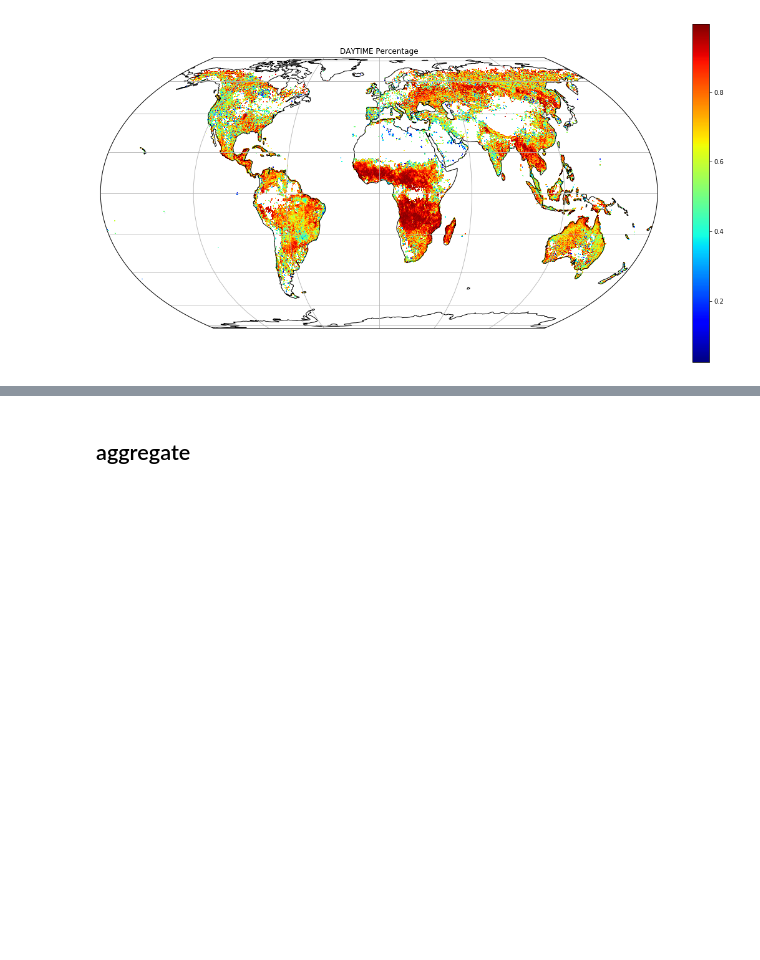
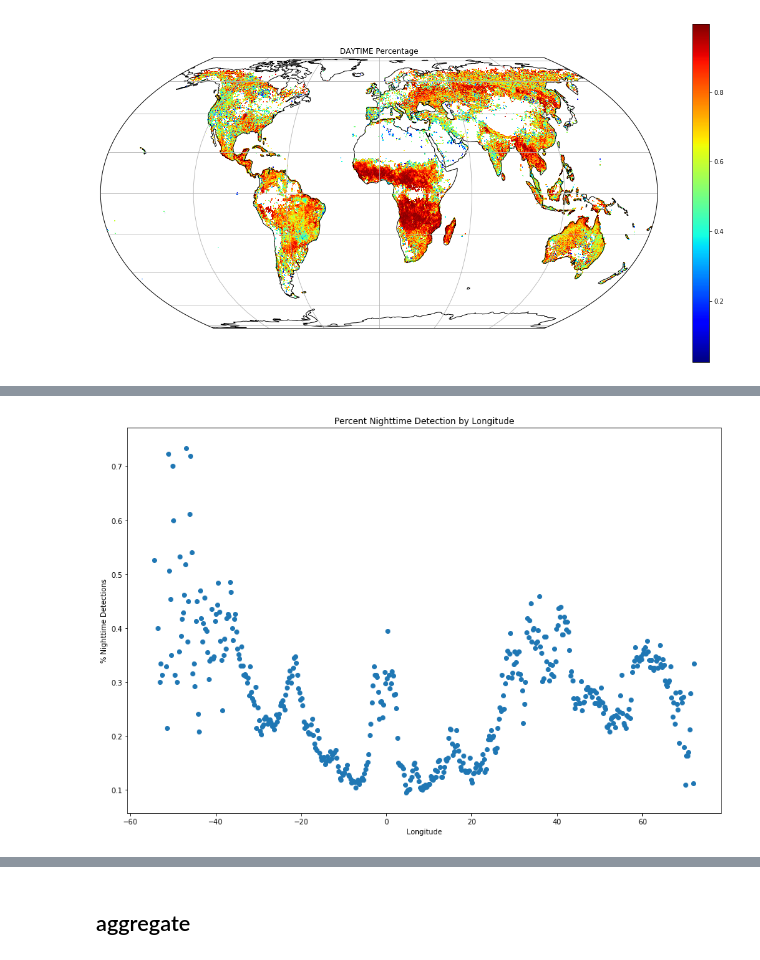
Before and after one commit to earthlab/night_fire, a Jupyter notebook: notebooks/percent-night-fire-aggregate.ipynb, the cells around one changed output, grey strips where cells are left out. Saved outputs shown, nothing was run; the diff lists cells and outputs as text; code cells hidden in the pictures; blank space fills up the shorter version.

```diff
--- a/notebooks/percent-night-fire-aggregate.ipynb
+++ b/notebooks/percent-night-fire-aggregate.ipynb
@@ -217,0 +273,11 @@ gen_plot_xarr(perc_day_total, raster_folder, title='DAYTIME Percentage');
+# %%
+fig, ax = plt.subplots(figsize=(15,10))
+# plt.plot(lons, perc_night_lat)
+ax.scatter(lons, perc_night_lat[:-1])
+# ax.invert_xaxis()
+plt.title('Percent Nighttime Detection by Longitude')
+ax.set_xlabel('Longitude')
+ax.set_ylabel('% Nighttime Detections')
+plt.show()
+# %% [output]
+[figure, added]
```
Also changed, not shown: parts of 19 cells of this notebook.
